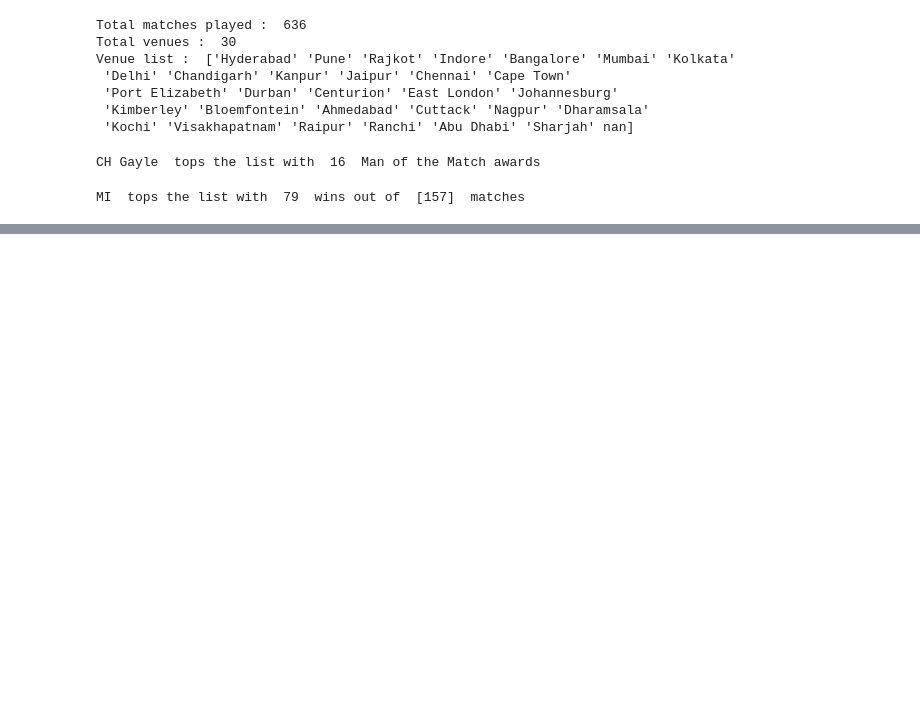
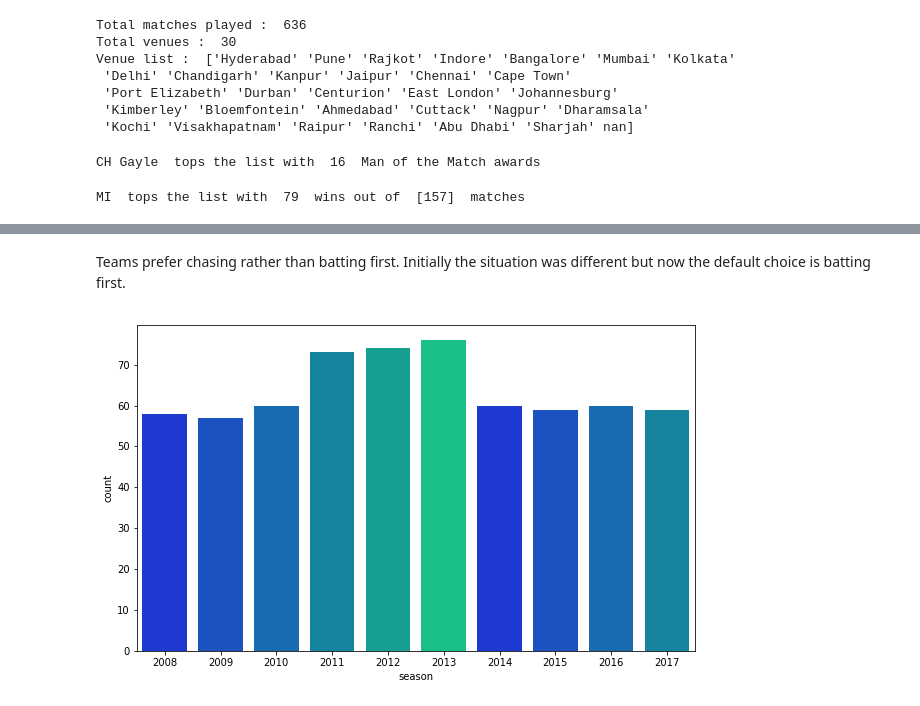
Before and after one commit to TheRochVoices/experiments-with-data, a Jupyter notebook: IPLDataset/ipl.ipynb, the cells around one changed output, grey strips where cells are left out. Saved outputs shown, nothing was run; the diff lists cells and outputs as text; code cells hidden in the pictures; blank space fills up the shorter version.

```diff
--- a/IPLDataset/ipl.ipynb
+++ b/IPLDataset/ipl.ipynb
@@ -71,0 +99,8 @@ MI  tops the list with  79  wins out of  [157]  matches
+# %% [markdown]
+Teams prefer chasing rather than batting first. Initially the situation was different but now the default choice is batting first.
+# %%
+plt.subplots(figsize=(10,6))
+sns.countplot(x='season',data=matches,palette=sns.color_palette('winter'))  #countplot automatically counts the frequency of an item
+plt.show()
+# %% [output]
+[figure, added]
```
Also changed, not shown: parts of 7 cells of this notebook.
